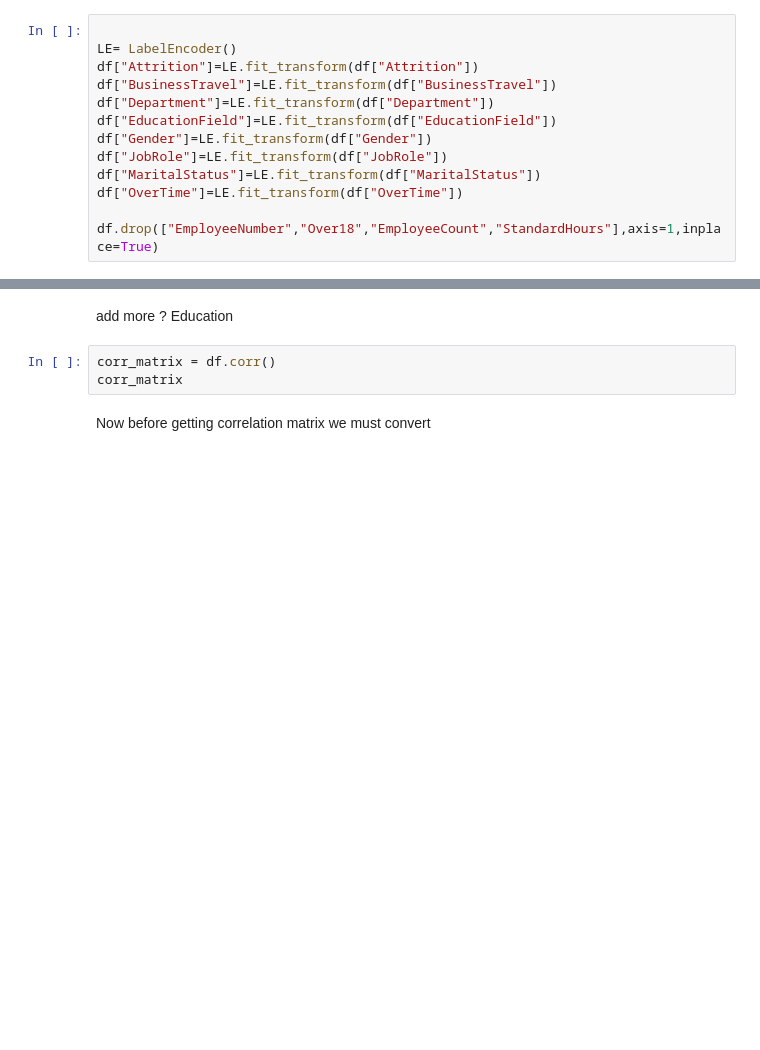
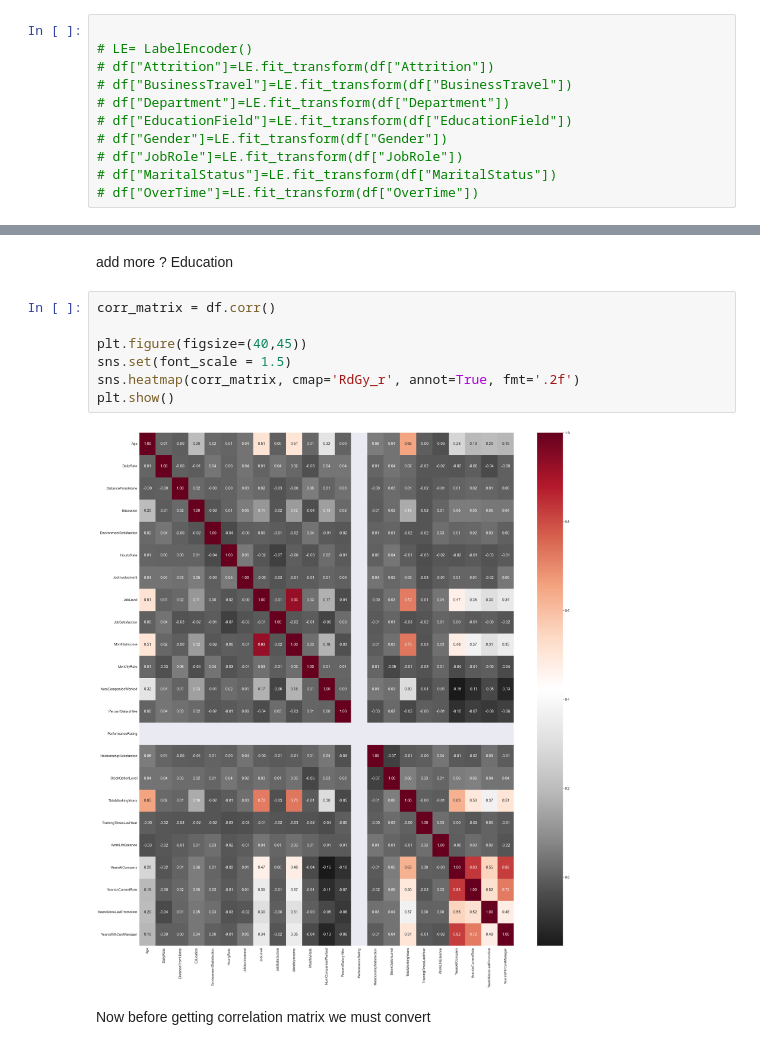
Before and after one commit to AmanKrishna171/HR_Analytics_Data_Science_Project, a Jupyter notebook: CW_Part1.ipynb, the cells around one changed output, grey strips where cells are left out. Cells and saved outputs as stored; diff of their text form; blank space fills up the shorter version.

```diff
--- a/CW_Part1.ipynb
+++ b/CW_Part1.ipynb
@@ -284,14 +266,12 @@ for column in df1:
 ... (11 outputs left out)
 # %%
 
-LE= LabelEncoder()
-df["Attrition"]=LE.fit_transform(df["Attrition"])
-df["BusinessTravel"]=LE.fit_transform(df["BusinessTravel"])
-df["Department"]=LE.fit_transform(df["Department"])
-df["EducationField"]=LE.fit_transform(df["EducationField"])
-df["Gender"]=LE.fit_transform(df["Gender"])
-df["JobRole"]=LE.fit_transform(df["JobRole"])
-df["MaritalStatus"]=LE.fit_transform(df["MaritalStatus"])
-df["OverTime"]=LE.fit_transform(df["OverTime"])
-
-df.drop(["EmployeeNumber","Over18","EmployeeCount","StandardHours"],axis=1,inplace=True)
+# LE= LabelEncoder()
+# df["Attrition"]=LE.fit_transform(df["Attrition"])
+# df["BusinessTravel"]=LE.fit_transform(df["BusinessTravel"])
+# df["Department"]=LE.fit_transform(df["Department"])
+# df["EducationField"]=LE.fit_transform(df["EducationField"])
+# df["Gender"]=LE.fit_transform(df["Gender"])
+# df["JobRole"]=LE.fit_transform(df["JobRole"])
+# df["MaritalStatus"]=LE.fit_transform(df["MaritalStatus"])
+# df["OverTime"]=LE.fit_transform(df["OverTime"])
@@ -314,9 +301,15 @@ And finally more people from research & development have left compared to other
 # %% [markdown]
 add more ?
 Education
-# %%
-corr_matrix = df.corr()
-corr_matrix
+# %%
+corr_matrix = df.corr()
+
+plt.figure(figsize=(40,45))
+sns.set(font_scale = 1.5)
+sns.heatmap(corr_matrix, cmap='RdGy_r', annot=True, fmt='.2f')
+plt.show()
+# %% [output]
+[figure, added]
 # %% [markdown]
 Now before getting correlation matrix we must convert
 # %%
```
Also changed, not shown: parts of 29 cells of this notebook.
